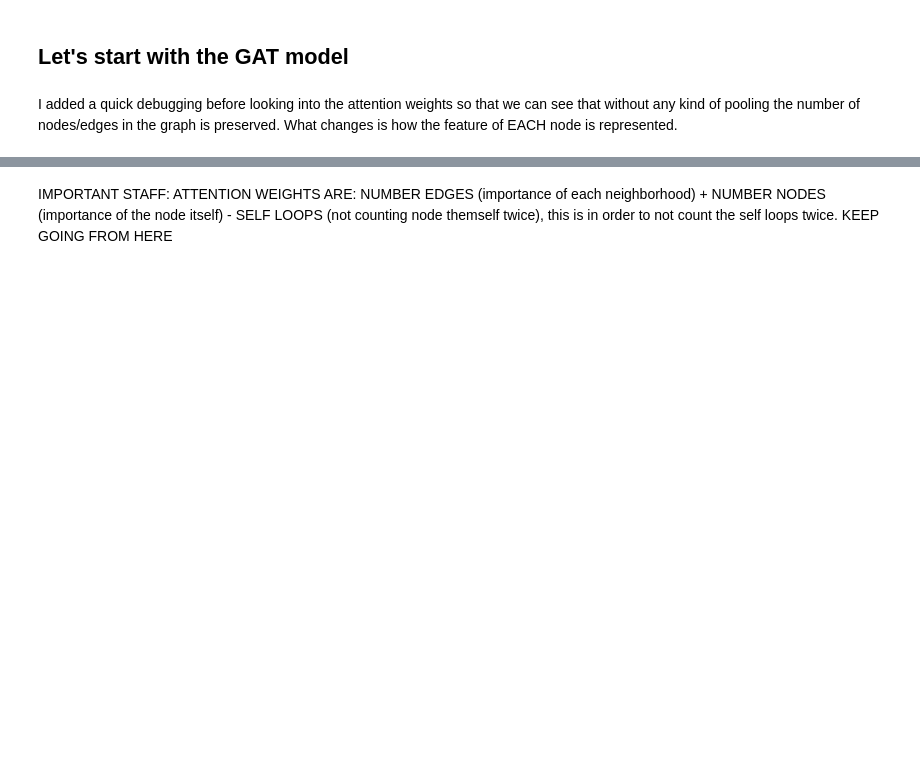
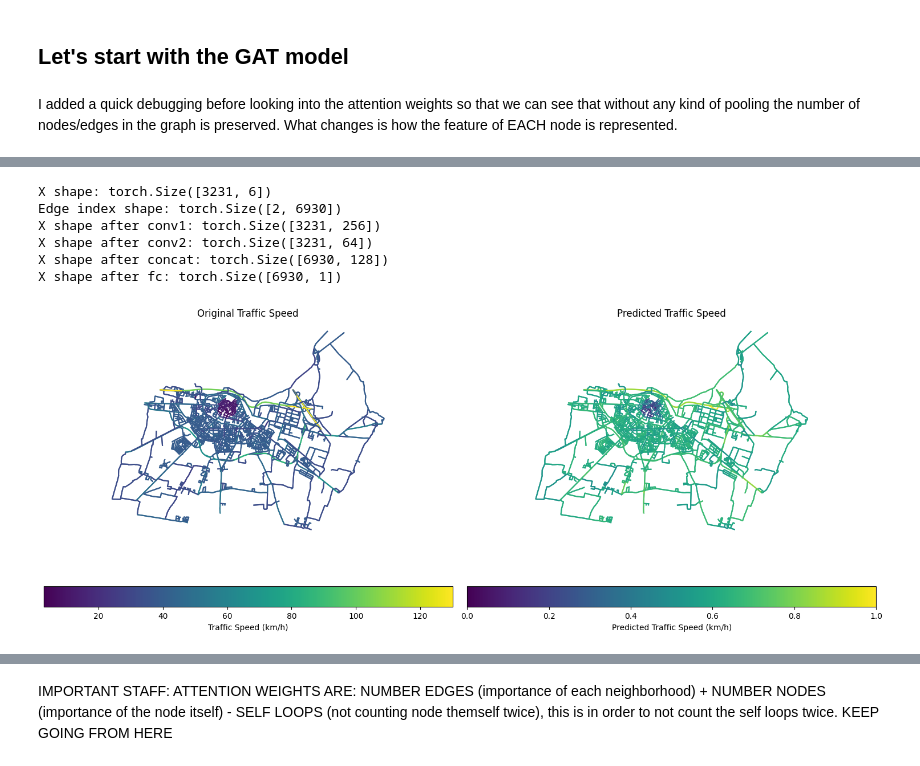
Before and after one commit to StefanoCarotti/FBK, a Jupyter notebook: GDS/CR/Attention.ipynb, the cells around one changed output, grey strips where cells are left out. Saved outputs shown, nothing was run; the diff lists cells and outputs as text; code cells hidden in the pictures; blank space fills up the shorter version.

Commit message:
Added Graph Transformer and attention inspection

```diff
--- a/GDS/CR/Attention.ipynb
+++ b/GDS/CR/Attention.ipynb
@@ -138,3 +201,47 @@ out = model(data)
+# %%
+# Generate predictions for all nodes
+model.eval()
+with torch.no_grad():
+    predictions = model(data).squeeze().cpu().numpy()
+
+# Normalize the predictions
+scaler = MinMaxScaler()
+predictions = scaler.fit_transform(predictions.reshape(-1, 1))
+
+# Add predictions back to the geodataframe for visualization
+edges_gnn['gat_predictions'] = predictions
+
+
+#Visualize the predictions
+
+fig, (ax1, ax2) = plt.subplots(1, 2, figsize=(15, 6))
+
+# Plot the original traffic speed
+edges_gnn.plot(column='traffic_speed', ax=ax1, legend=True, cmap='viridis', legend_kwds={
+    'label': "Traffic Speed (km/h)",
+    'orientation': "horizontal"
+})
+ax1.set_title('Original Traffic Speed')
+ax1.set_axis_off()
+
+# Plot the predicted traffic speed
+edges_gnn.plot(column='gat_predictions', ax=ax2, legend=True, cmap='viridis', legend_kwds={
+    'label': "Predicted Traffic Speed (km/h)",
+    'orientation': "horizontal"
+})
+ax2.set_title('Predicted Traffic Speed')
+ax2.set_axis_off()
+
+plt.tight_layout()
+plt.show()
+# %% [output]
+X shape: torch.Size([3231, 6])
+Edge index shape: torch.Size([2, 6930])
+X shape after conv1: torch.Size([3231, 256])
+X shape after conv2: torch.Size([3231, 64])
+X shape after concat: torch.Size([6930, 128])
+X shape after fc: torch.Size([6930, 1])
+[figure, added]
 # %%
 
 # Define GAT model with attention inspection
```
Also changed, not shown: parts of 22 cells of this notebook, 1 other file.
